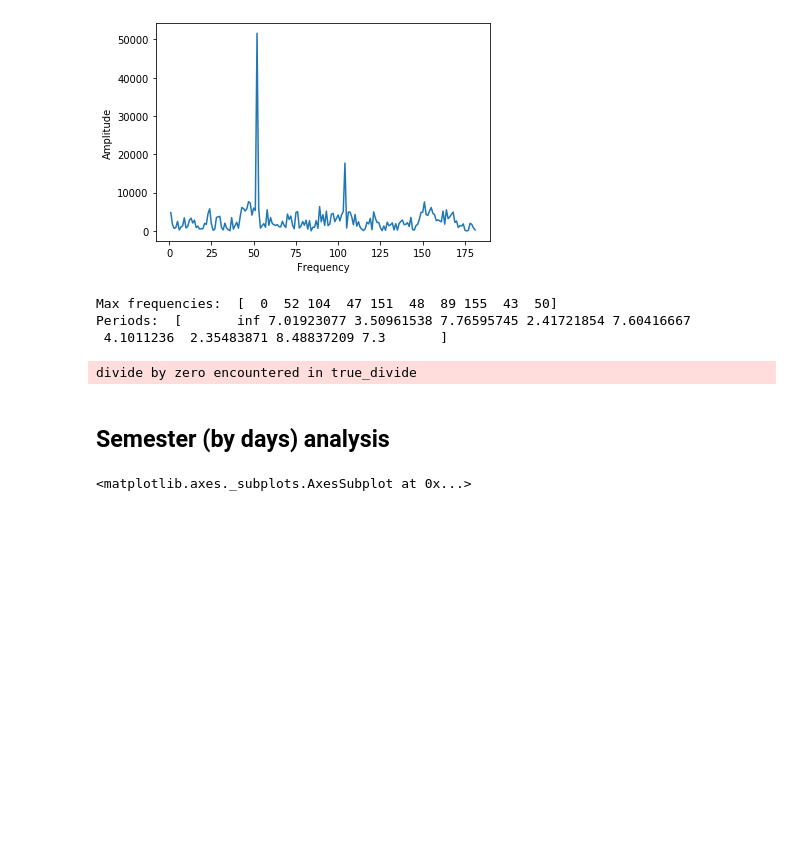
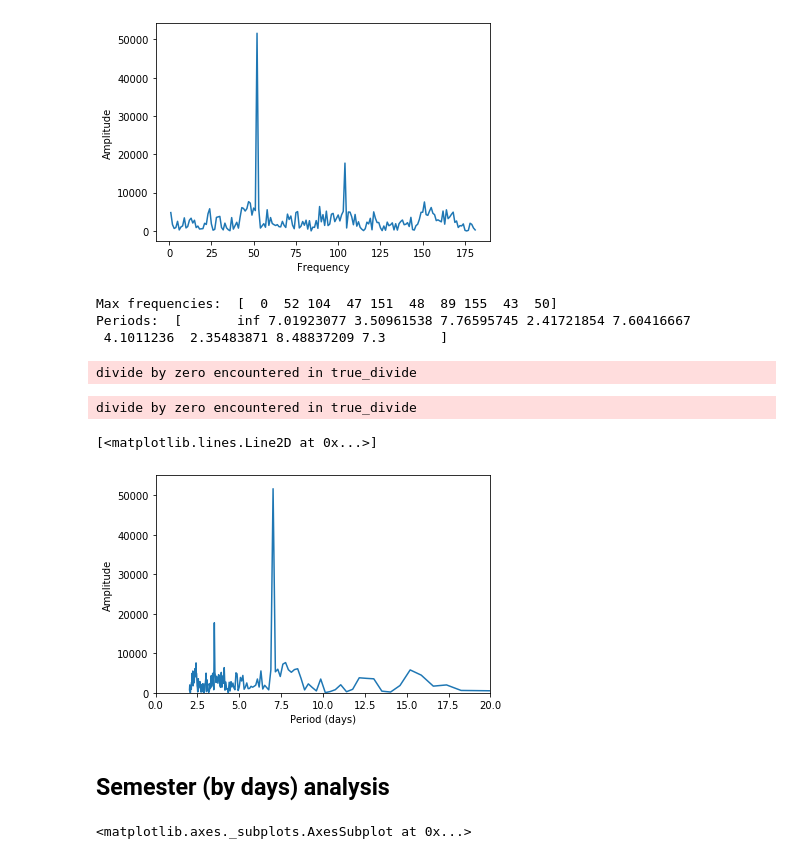
Before and after one commit to jrudascas/security_project, a Jupyter notebook: periodicity experiments/Riñas periodicity experiment.ipynb, the cells around one changed output. Saved outputs shown, nothing was run; the diff lists cells and outputs as text; code cells hidden in the pictures; blank space fills up the shorter version.

Commit message:
complete first experiment aggresive behavior periodicity

```diff
--- a/periodicity experiments/Riñas periodicity experiment.ipynb
+++ b/periodicity experiments/Riñas periodicity experiment.ipynb
@@ -94,6 +94,18 @@ Max frequencies:  [  0  52 104  47 151  48  89 155  43  50]
 Periods:  [       inf 7.01923077 3.50961538 7.76595745 2.41721854 7.60416667
  4.1011236  2.35483871 8.48837209 7.3       ]
 divide by zero encountered in true_divide
+# %%
+plt.ylabel("Amplitude")
+plt.xlabel("Period (days)")
+points_x = np.arange(len(fft_events_in_year))[::-1]
+period = fs/points_x
+y=fft_events_in_year[::-1]
+plt.axis([0, 20, 0, 55000])
+plt.plot(period[1:], y[1:])
+# %% [output]
+divide by zero encountered in true_divide
+[<matplotlib.lines.Line2D at 0x...>]
+[figure, added]
 # %% [markdown]
 ## Semester (by days) analysis
 # %%
```
Also changed, not shown: parts of 5 cells of this notebook.
